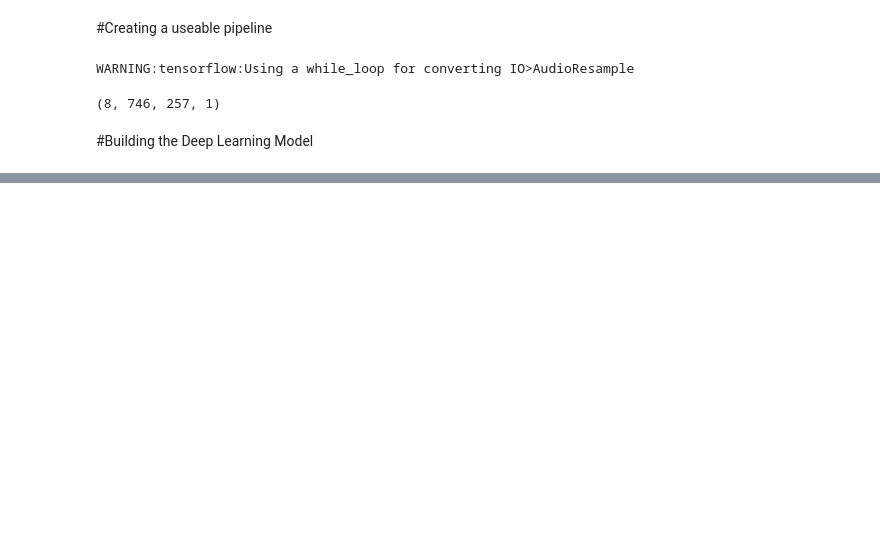
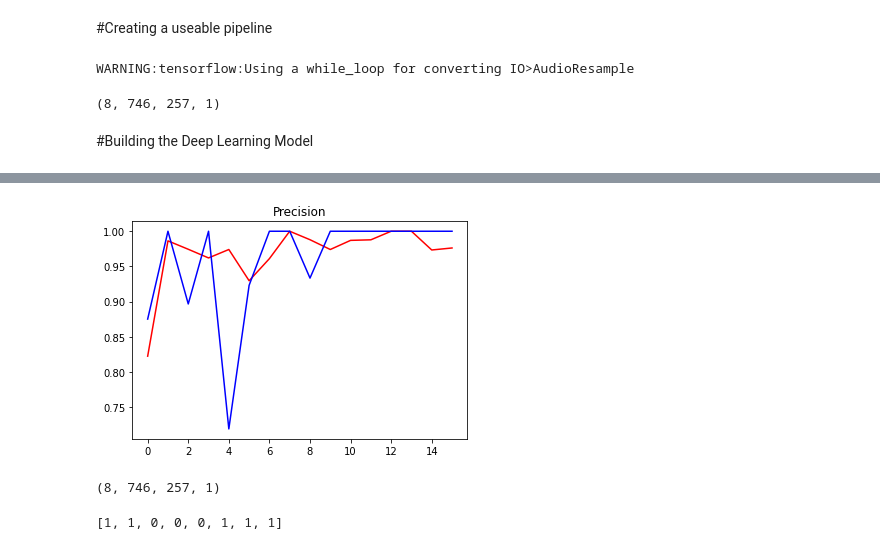
Before and after one commit to Nonso-M/Audio-Clasification-Tensorflow, a Jupyter notebook: Untitled2.ipynb, the cells around one changed output, grey strips where cells are left out. Saved outputs shown, nothing was run; the diff lists cells and outputs as text; code cells hidden in the pictures; blank space fills up the shorter version.

```diff
--- a/Untitled2.ipynb
+++ b/Untitled2.ipynb
@@ -241,0 +265,7 @@ InvalidArgumentError: ignored
+# %%
+plt.title('Precision')
+plt.plot(hist.history['precision_1'], 'r')
+plt.plot(hist.history['val_precision_1'], 'b')
+plt.show()
+# %% [output]
+[figure, added]
@@ -241,0 +274,4 @@ InvalidArgumentError: ignored
+# %%
+X_test.shape
+# %% [output]
+(8, 746, 257, 1)
@@ -241,0 +282,4 @@ InvalidArgumentError: ignored
+# %%
+yhatyhat
+# %% [output]
+[1, 1, 0, 0, 0, 1, 1, 1]
```
Also changed, not shown: parts of 15 cells of this notebook.
